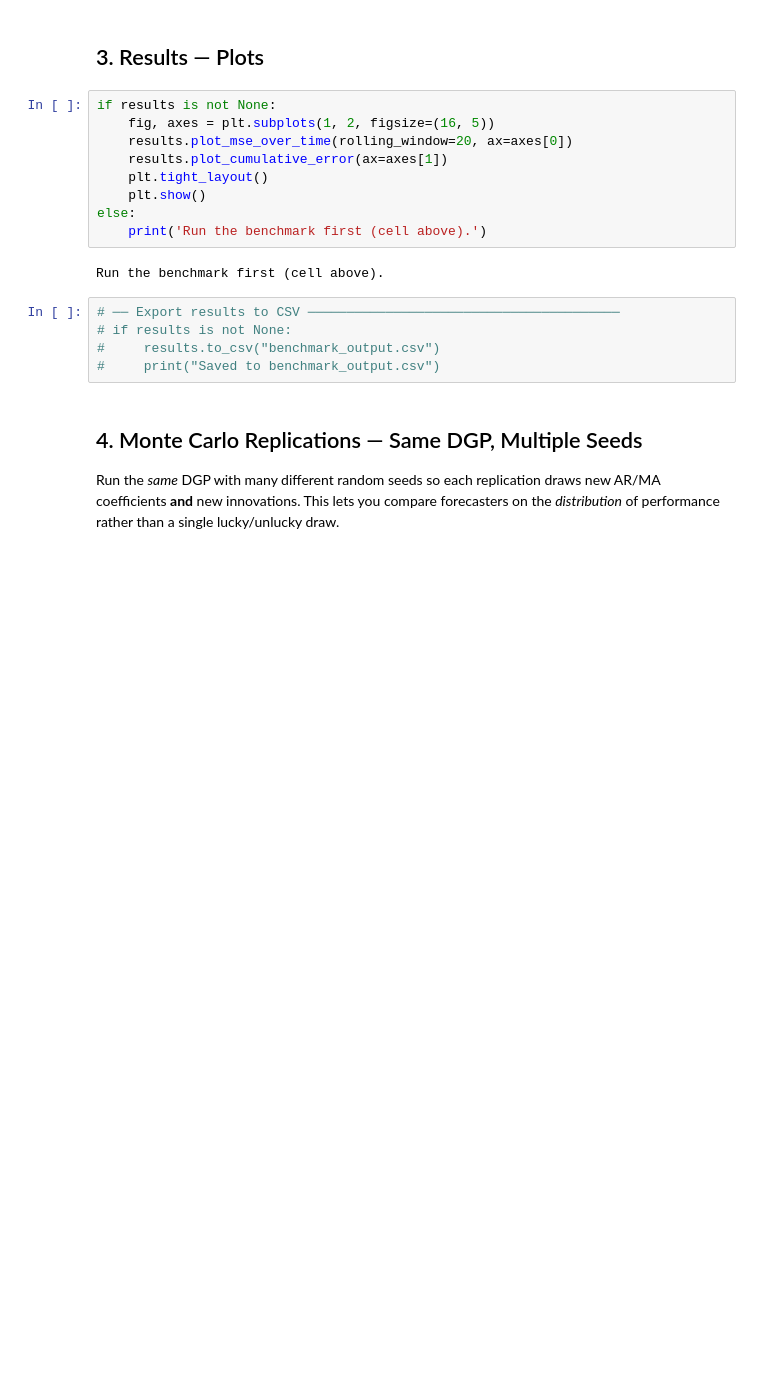
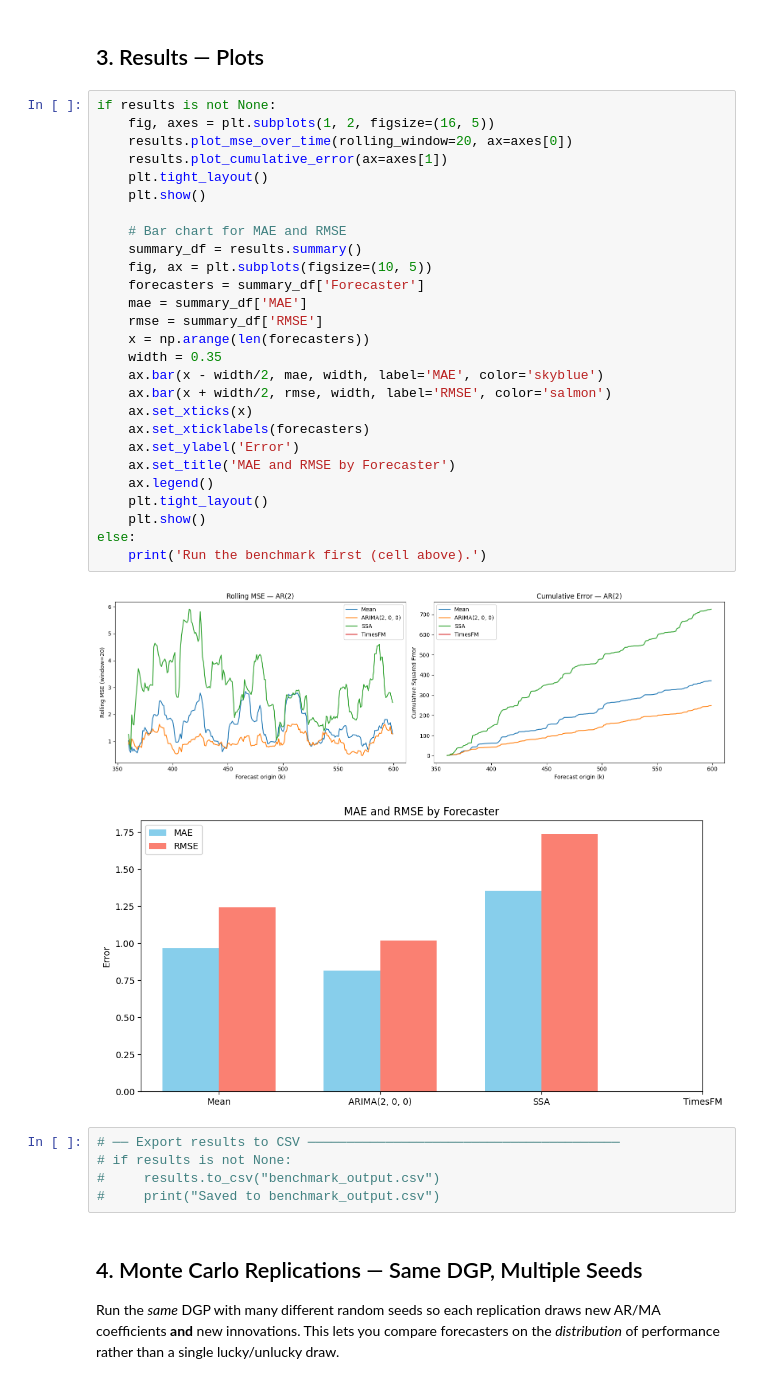
Before and after one commit to Nikhilesh-B/Research-Time-Series, a Jupyter notebook: benchmark_notebook.ipynb, the cells around one changed output. Cells and saved outputs as stored; diff of their text form; blank space fills up the shorter version.

Commit message:
changed summary section

```diff
--- a/benchmark_notebook.ipynb
+++ b/benchmark_notebook.ipynb
@@ -208,14 +211,33 @@ display(run_button, run_output)
 # %%
 if results is not None:
     fig, axes = plt.subplots(1, 2, figsize=(16, 5))
     results.plot_mse_over_time(rolling_window=20, ax=axes[0])
     results.plot_cumulative_error(ax=axes[1])
     plt.tight_layout()
     plt.show()
+
+    # Bar chart for MAE and RMSE
+    summary_df = results.summary()
+    fig, ax = plt.subplots(figsize=(10, 5))
+    forecasters = summary_df['Forecaster']
+    mae = summary_df['MAE']
+    rmse = summary_df['RMSE']
+    x = np.arange(len(forecasters))
+    width = 0.35
+    ax.bar(x - width/2, mae, width, label='MAE', color='skyblue')
+    ax.bar(x + width/2, rmse, width, label='RMSE', color='salmon')
+    ax.set_xticks(x)
+    ax.set_xticklabels(forecasters)
+    ax.set_ylabel('Error')
+    ax.set_title('MAE and RMSE by Forecaster')
+    ax.legend()
+    plt.tight_layout()
+    plt.show()
 else:
     print('Run the benchmark first (cell above).')
 # %% [output]
-Run the benchmark first (cell above).
+[figure, added]
+[figure, added]
 # %%
 # ── Export results to CSV ────────────────────────────────────────
 # if results is not None:
```
Also changed, not shown: parts of 1 cell of this notebook, 5 other files.
